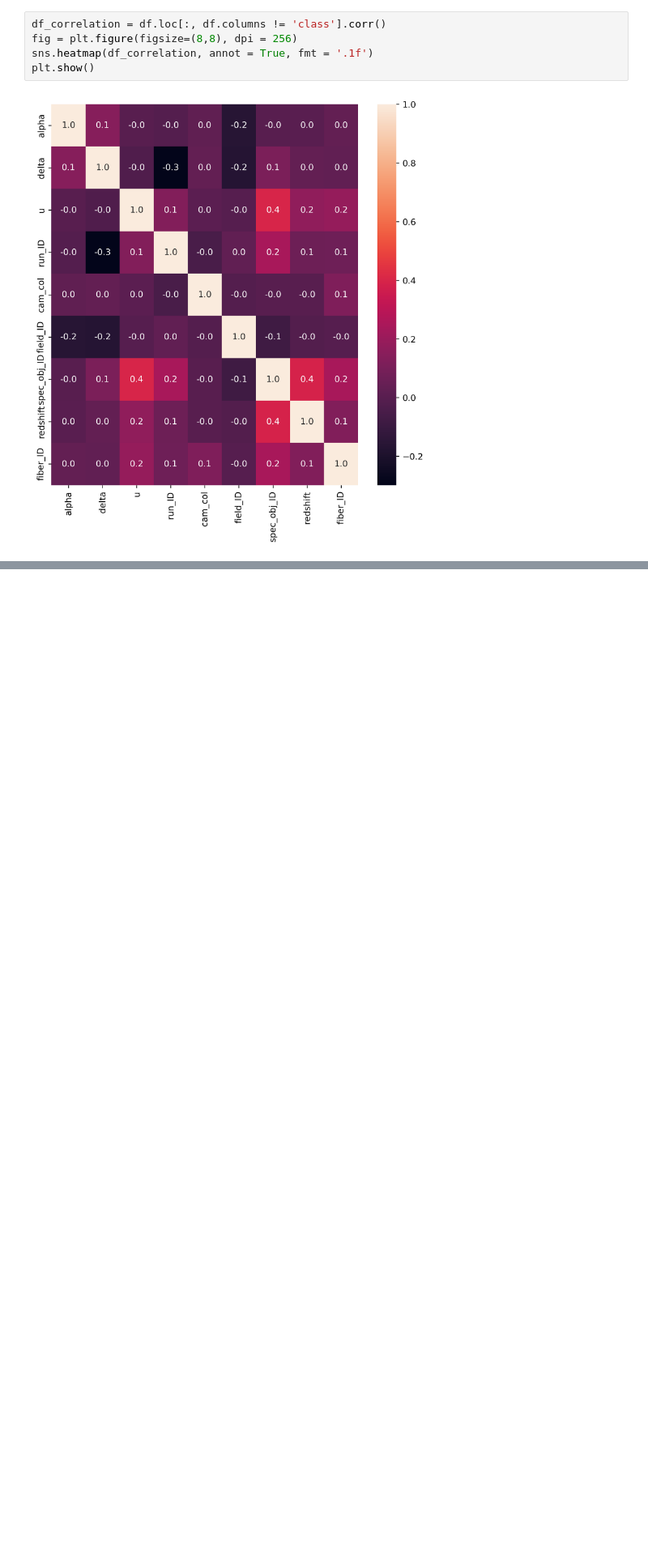
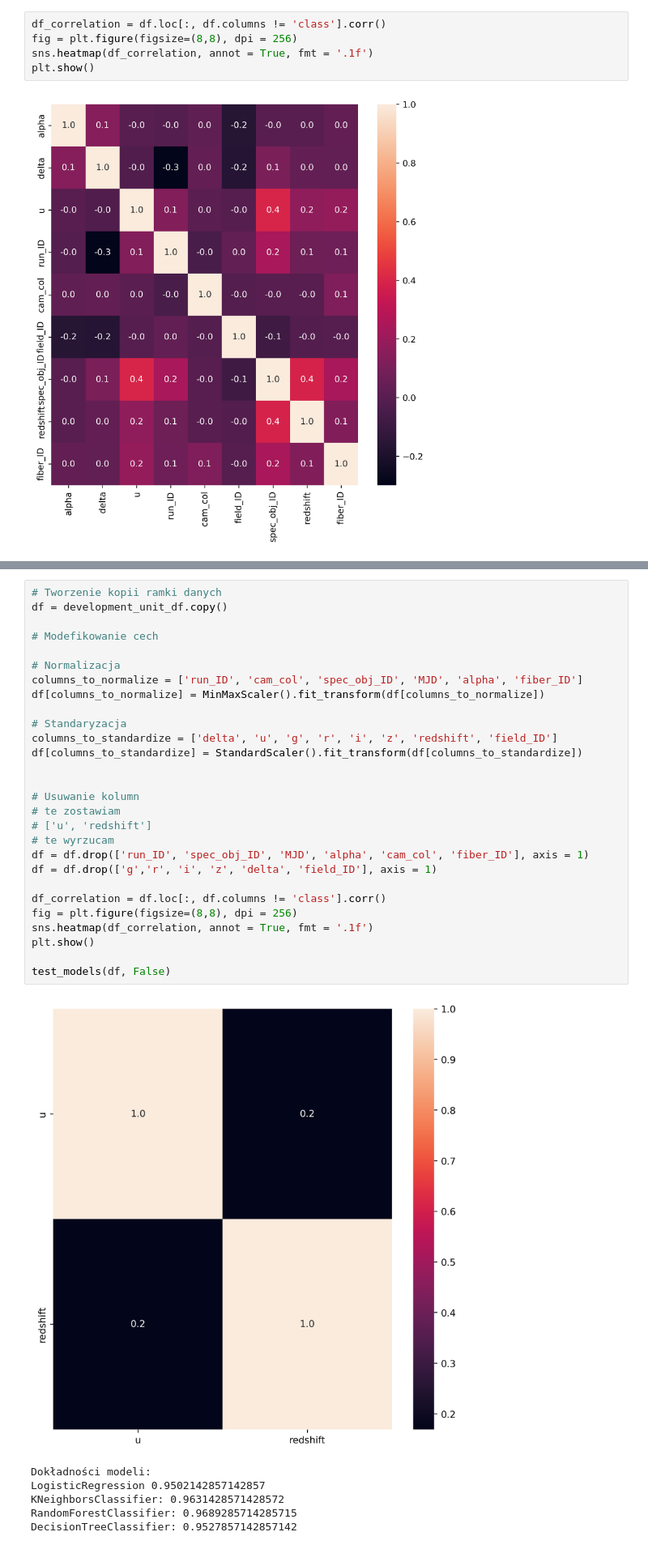
Before and after one commit to malgosiam2/WUM-Klasyfikacja, a Jupyter notebook: FeatureEngineering/budowa_krok_2_4.ipynb, the cells around one changed output, grey strips where cells are left out. Shown at 81% size. Drawn from its saved outputs; the diff is of its cells as text; blank space fills up the shorter version.

```diff
--- a/FeatureEngineering/budowa_krok_2_4.ipynb
+++ b/FeatureEngineering/budowa_krok_2_4.ipynb
@@ -627,0 +916,35 @@ Wnioski
+# %%
+# Tworzenie kopii ramki danych
+df = development_unit_df.copy()
+
+# Modefikowanie cech
+
+# Normalizacja
+columns_to_normalize = ['run_ID', 'cam_col', 'spec_obj_ID', 'MJD', 'alpha', 'fiber_ID']
+df[columns_to_normalize] = MinMaxScaler().fit_transform(df[columns_to_normalize])
+
+# Standaryzacja
+columns_to_standardize = ['delta', 'u', 'g', 'r', 'i', 'z', 'redshift', 'field_ID']
+df[columns_to_standardize] = StandardScaler().fit_transform(df[columns_to_standardize])
+
+
+# Usuwanie kolumn
+# te zostawiam
+# ['u', 'redshift']
+# te wyrzucam
+df = df.drop(['run_ID', 'spec_obj_ID', 'MJD', 'alpha', 'cam_col', 'fiber_ID'], axis = 1)
+df = df.drop(['g','r', 'i', 'z', 'delta', 'field_ID'], axis = 1)
+
+df_correlation = df.loc[:, df.columns != 'class'].corr()
+fig = plt.figure(figsize=(8,8), dpi = 256)
+sns.heatmap(df_correlation, annot = True, fmt = '.1f')
+plt.show()
+
+test_models(df, False)
+# %% [output]
+[figure, added]
+Dokładności modeli:
+LogisticRegression 0.9502142857142857
+KNeighborsClassifier: 0.9631428571428572
+RandomForestClassifier: 0.9689285714285715
+DecisionTreeClassifier: 0.9527857142857142
```
Also changed, not shown: parts of 40 cells of this notebook.
